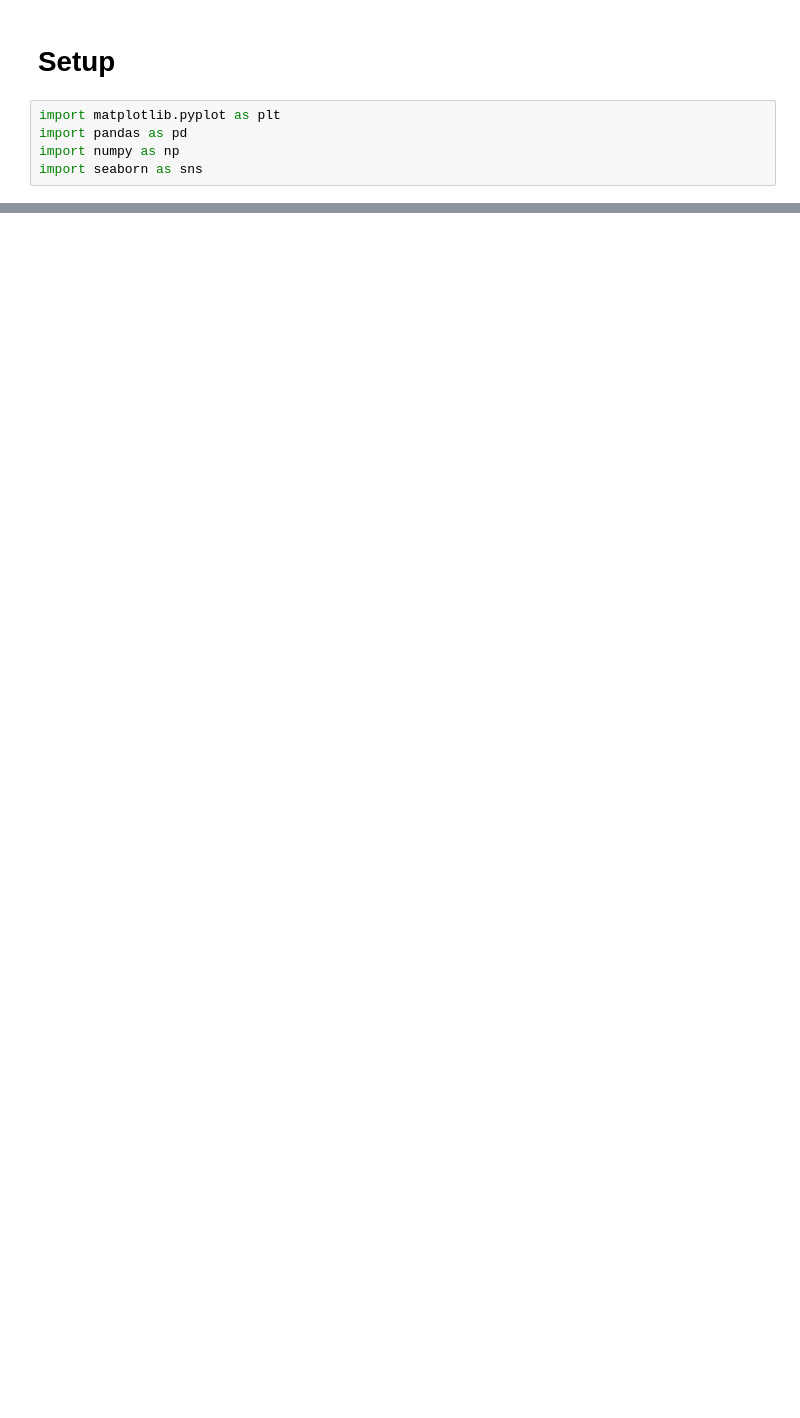
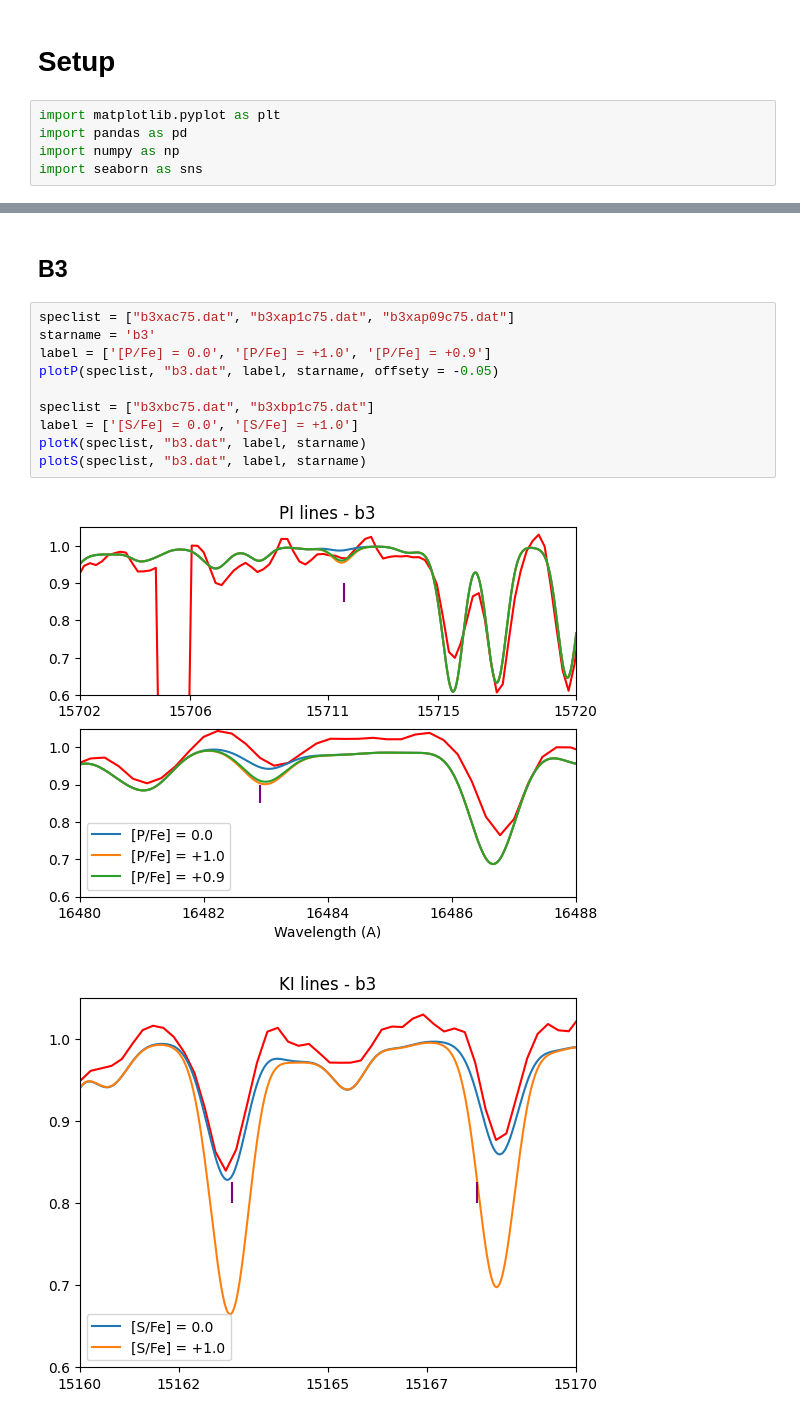
Before and after one commit to bornofthesea/synther, a Jupyter notebook: Plot/syntplot.ipynb, the cells around one changed output, grey strips where cells are left out. Drawn from its saved outputs; the diff is of its cells as text; blank space fills up the shorter version.

```diff
--- a/Plot/syntplot.ipynb
+++ b/Plot/syntplot.ipynb
@@ -139,0 +217,15 @@ linePlot(["b2xac75.dat", "b2xap1c75.dat", "b2xap06c75.dat"], ["b2xbc75.dat", "b2
+# %% [markdown]
+## B3
+# %%
+speclist = ["b3xac75.dat", "b3xap1c75.dat", "b3xap09c75.dat"]
+starname = 'b3'
+label = ['[P/Fe] = 0.0', '[P/Fe] = +1.0', '[P/Fe] = +0.9']
+plotP(speclist, "b3.dat", label, starname, offsety = -0.05)
+
+speclist = ["b3xbc75.dat", "b3xbp1c75.dat"]
+label = ['[S/Fe] = 0.0', '[S/Fe] = +1.0']
+plotK(speclist, "b3.dat", label, starname)
+plotS(speclist, "b3.dat", label, starname)
+# %% [output]
+[figure, added]
+[figure, added]
```
Also changed, not shown: parts of 17 cells of this notebook.
